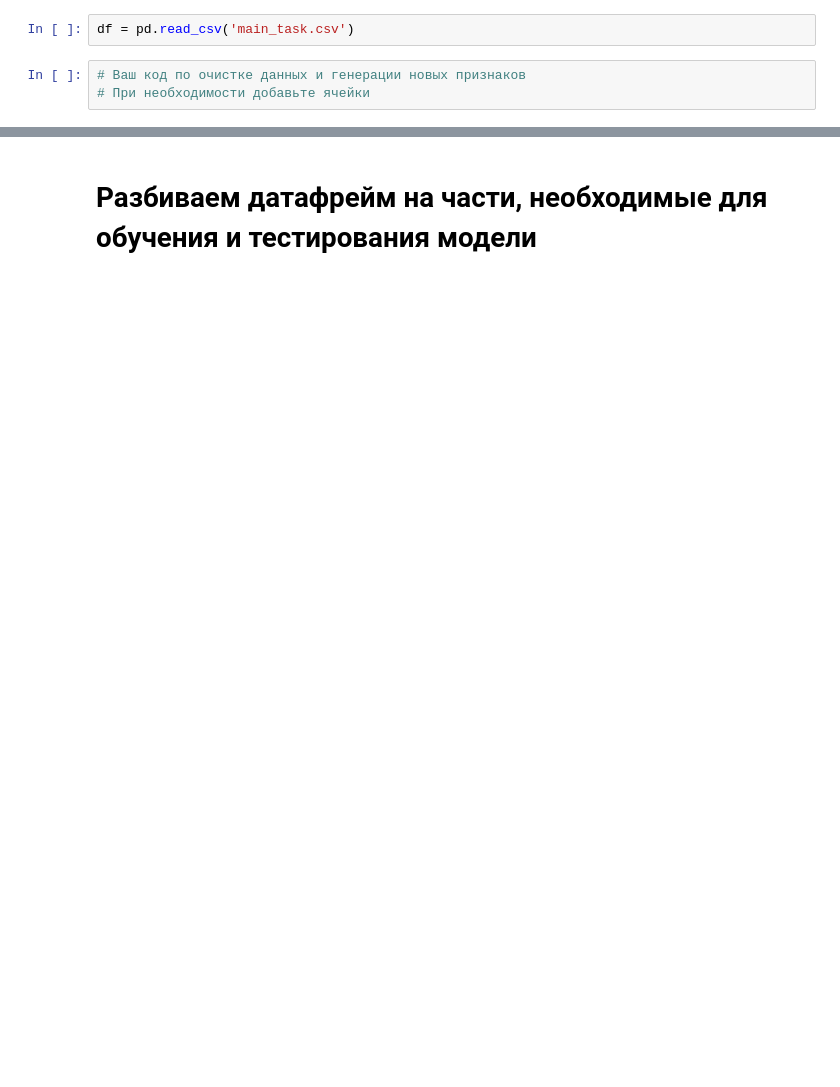
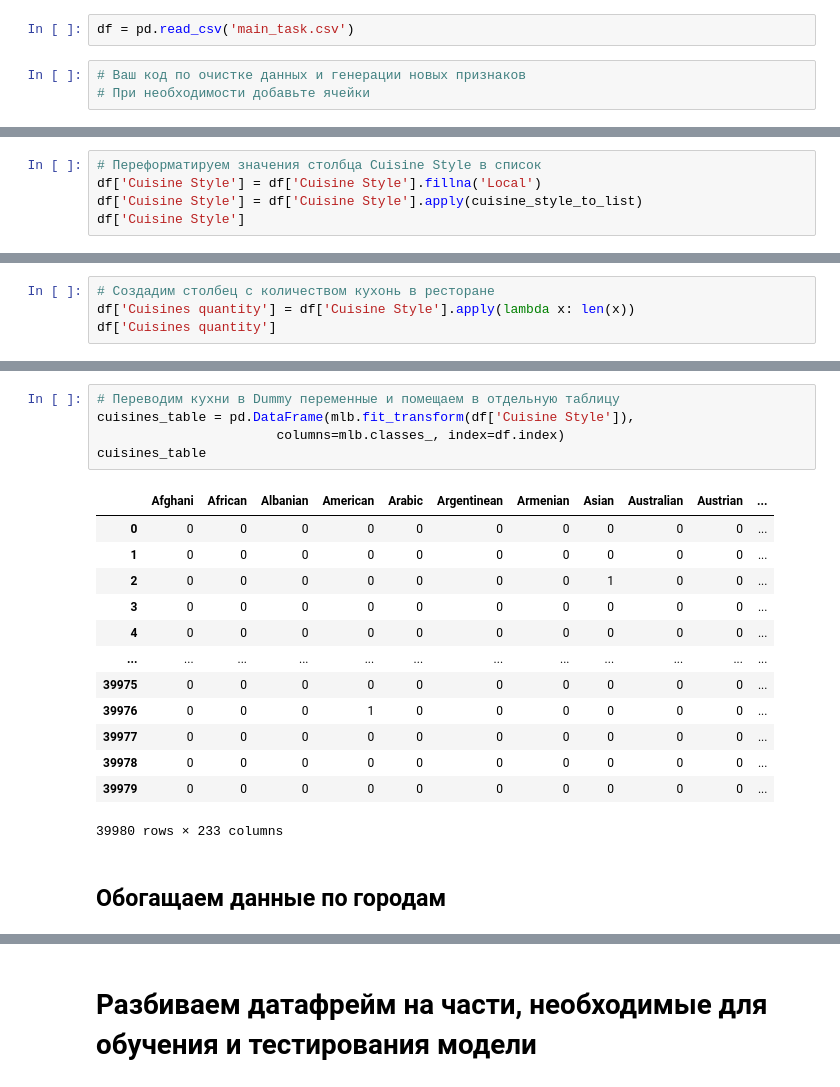
Before and after one commit to lasleg/skillfactory_rds, a Jupyter notebook: module_3/your_first_model.ipynb, the cells around one changed output, grey strips where cells are left out. Saved outputs shown, nothing was run; the diff lists cells and outputs as text; blank space fills up the shorter version.

```diff
--- a/module_3/your_first_model.ipynb
+++ b/module_3/your_first_model.ipynb
@@ -12,0 +259,5 @@ df['Number of Reviews'] = df['Number of Reviews'].fillna(df['Number of Reviews']
+# %%
+# Переформатируем значения столбца Cuisine Style в список
+df['Cuisine Style'] = df['Cuisine Style'].fillna('Local')
+df['Cuisine Style'] = df['Cuisine Style'].apply(cuisine_style_to_list)
+df['Cuisine Style']
@@ -12,0 +277,4 @@ df['Number of Reviews'] = df['Number of Reviews'].fillna(df['Number of Reviews']
+# %%
+# Создадим столбец с количеством кухонь в ресторане
+df['Cuisines quantity'] = df['Cuisine Style'].apply(lambda x: len(x))
+df['Cuisines quantity']
@@ -12,0 +294,21 @@ df['Number of Reviews'] = df['Number of Reviews'].fillna(df['Number of Reviews']
+# %%
+# Переводим кухни в Dummy переменные и помещаем в отдельную таблицу
+cuisines_table = pd.DataFrame(mlb.fit_transform(df['Cuisine Style']),
+                       columns=mlb.classes_, index=df.index)
+cuisines_table
+# %% [output]
+|  | Afghani | African | Albanian | American | Arabic | Argentinean | Armenian | Asian | Australian | Austrian | ... |
+| 0 | 0 | 0 | 0 | 0 | 0 | 0 | 0 | 0 | 0 | 0 | ... |
+| 1 | 0 | 0 | 0 | 0 | 0 | 0 | 0 | 0 | 0 | 0 | ... |
+| 2 | 0 | 0 | 0 | 0 | 0 | 0 | 0 | 1 | 0 | 0 | ... |
+| 3 | 0 | 0 | 0 | 0 | 0 | 0 | 0 | 0 | 0 | 0 | ... |
+| 4 | 0 | 0 | 0 | 0 | 0 | 0 | 0 | 0 | 0 | 0 | ... |
+| ... | ... | ... | ... | ... | ... | ... | ... | ... | ... | ... | ... |
+| 39975 | 0 | 0 | 0 | 0 | 0 | 0 | 0 | 0 | 0 | 0 | ... |
+| 39976 | 0 | 0 | 0 | 1 | 0 | 0 | 0 | 0 | 0 | 0 | ... |
+| 39977 | 0 | 0 | 0 | 0 | 0 | 0 | 0 | 0 | 0 | 0 | ... |
+| 39978 | 0 | 0 | 0 | 0 | 0 | 0 | 0 | 0 | 0 | 0 | ... |
+| 39979 | 0 | 0 | 0 | 0 | 0 | 0 | 0 | 0 | 0 | 0 | ... |
+39980 rows × 233 columns
+# %% [markdown]
+## Обогащаем данные по городам
```
Also changed, not shown: parts of 34 cells of this notebook, 1 other file.
